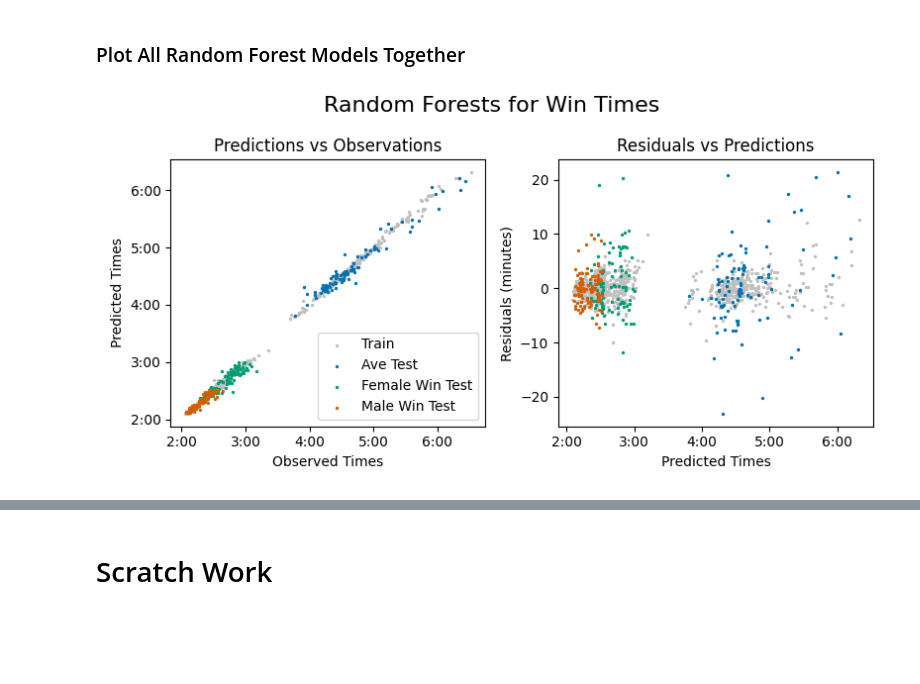
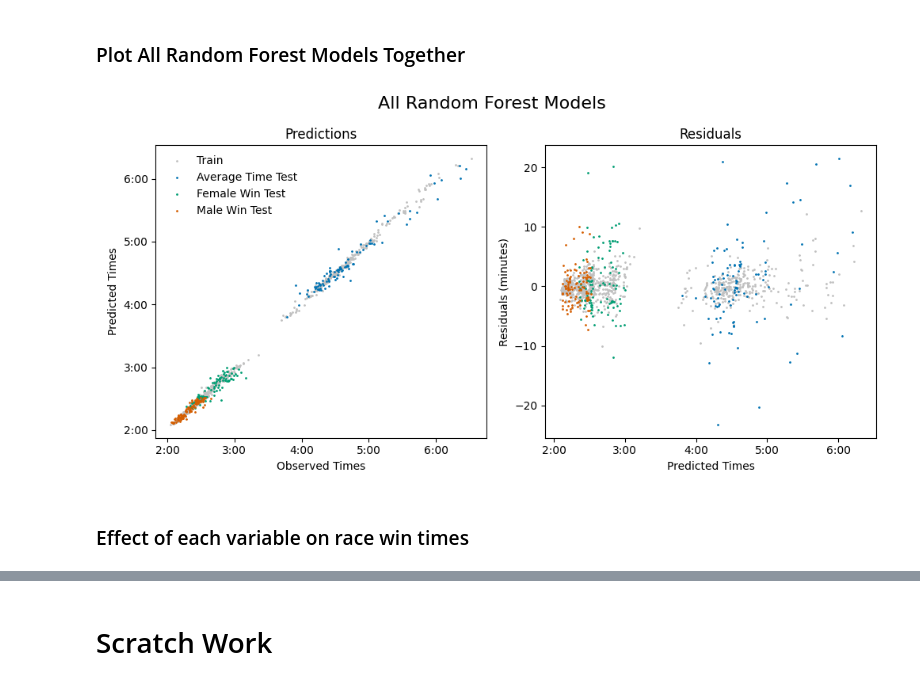
Before and after one commit to michael-p-k/MarathonPredictor, a Jupyter notebook: MarathonPredictor.ipynb, the cells around one changed output, grey strips where cells are left out. Saved outputs shown, nothing was run; the diff lists cells and outputs as text; code cells hidden in the pictures; blank space fills up the shorter version.

```diff
--- a/MarathonPredictor.ipynb
+++ b/MarathonPredictor.ipynb
@@ -1047,57 +1033,53 @@ fig.tight_layout()
 # %% [markdown]
 ### Plot All Random Forest Models Together
 # %%
-fig, axs = plt.subplots(1,2,figsize=(8,4))
+fig, axs = plt.subplots(1,2,figsize=(10,5))
 (ax1,ax2) = axs
 
 # Train Splits
-y_ave_train_rf = grid_rf_ave.predict(X_ave_train)
-ax1.scatter(y_ave_train,y_ave_train_rf, s=2, label='Train', color='silver')
-y_f_train_rf = grid_rf_female.predict(X_f_train)
-ax1.scatter(y_f_train,y_f_train_rf, s=2, label='_Train', color='silver')
-y_m_train_rf = grid_rf_male.predict(X_m_train)
-ax1.scatter(y_m_train,y_m_train_rf, s=2, label='_Train', color='silver')
+ax1.scatter(y_ave_train,y_ave_train_rf, s=1, label='Train', color='silver')
+ax1.scatter(y_f_train,y_f_train_rf, s=1, label='_Train', color='silver')
+ax1.scatter(y_m_train,y_m_train_rf, s=1, label='_Train', color='silver')
 
 # Test Splits
-y_ave_test_rf = grid_rf_ave.predict(X_ave_test)
-ax1.scatter(y_ave_test,y_ave_test_rf, s=2, label='Ave Test')
-y_f_test_rf = grid_rf_female.predict(X_f_test)
-ax1.scatter(y_f_test,y_f_test_rf, s=2, label='Female Win Test')
-y_m_test_rf = grid_rf_male.predict(X_m_test)
-ax1.scatter(y_m_test,y_m_test_rf, s=2, label='Male Win Test')
+ax1.scatter(y_ave_test,y_ave_test_rf, s=1, label='Average Time Test')
+ax1.scatter(y_f_test,y_f_test_rf, s=1, label='Female Win Test')
+ax1.scatter(y_m_test,y_m_test_rf, s=1, label='Male Win Test')
 
 ax1.set_xlabel('Observed Times')
 ax1.set_ylabel('Predicted Times')
-ax1.set_title('Predictions vs Observations')
+ax1.set_title('Predictions')
 
 # Train Residuals
-ax2.scatter(y_ave_train_rf, rf_train_resid, s=2, label='Train', color='silver')
-ax2.scatter(y_f_train_rf, rf_train_resid_female, s=2, label='_Train', color='silver')
-ax2.scatter(y_m_train_rf, rf_train_resid_male, s=2, label='_Train', color='silver')
+ax2.scatter(y_ave_train_rf, rf_train_resid, s=1, label='Train', color='silver')
+ax2.scatter(y_f_train_rf, rf_train_resid_female, s=1, label='_Train', color='silver')
+ax2.scatter(y_m_train_rf, rf_train_resid_male, s=1, label='_Train', color='silver')
 
 # Test Residuals
-ax2.scatter(y_ave_test_rf, rf_test_resid, s=2, label='Ave Test')
-ax2.scatter(y_f_test_rf, rf_test_resid_female, s=2, label='Female Win Test')
-ax2.scatter(y_m_test_rf, rf_test_resid_male, s=2, label='Male Win Test')
+ax2.scatter(y_ave_test_rf, rf_test_resid, s=1, label='Ave Test')
+ax2.scatter(y_f_test_rf, rf_test_resid_female, s=1, label='Female Win Test')
+ax2.scatter(y_m_test_rf, rf_test_resid_male, s=1, label='Male Win Test')
 
 ax2.set_xlabel('Predicted Times')
 ax2.set_ylabel('Residuals (minutes)')
-ax2.set_title('Residuals vs Predictions')
+ax2.set_title('Residuals')
 
 # Set tick labels and legends
 for ax in [ax1]:
     ax.yaxis.set_major_locator(mticker.MultipleLocator(base=3600))
     ax.yaxis.set_major_formatter(formatter)
     ax.xaxis.set_major_locator(mticker.MultipleLocator(base=3600))
     ax.xaxis.set_major_formatter(formatter)
-    ax.legend(loc='lower right')
+    ax.legend(loc='upper left', frameon=False)
 for ax in [ax2]:
     ax.xaxis.set_major_locator(mticker.MultipleLocator(base=3600))
     ax.xaxis.set_major_formatter(formatter)
     # ax.legend(loc='upper left')
 
-fig.suptitle('Random Forests for Win Times', fontsize=16)
+fig.suptitle('All Random Forest Models', fontsize=16)
 
 fig.tight_layout()
 # %% [output]
-[figure, old version]
+[figure, new version]
+# %% [markdown]
+### Effect of each variable on race win times
```
Also changed, not shown: parts of 13 cells of this notebook, 1 other file.
